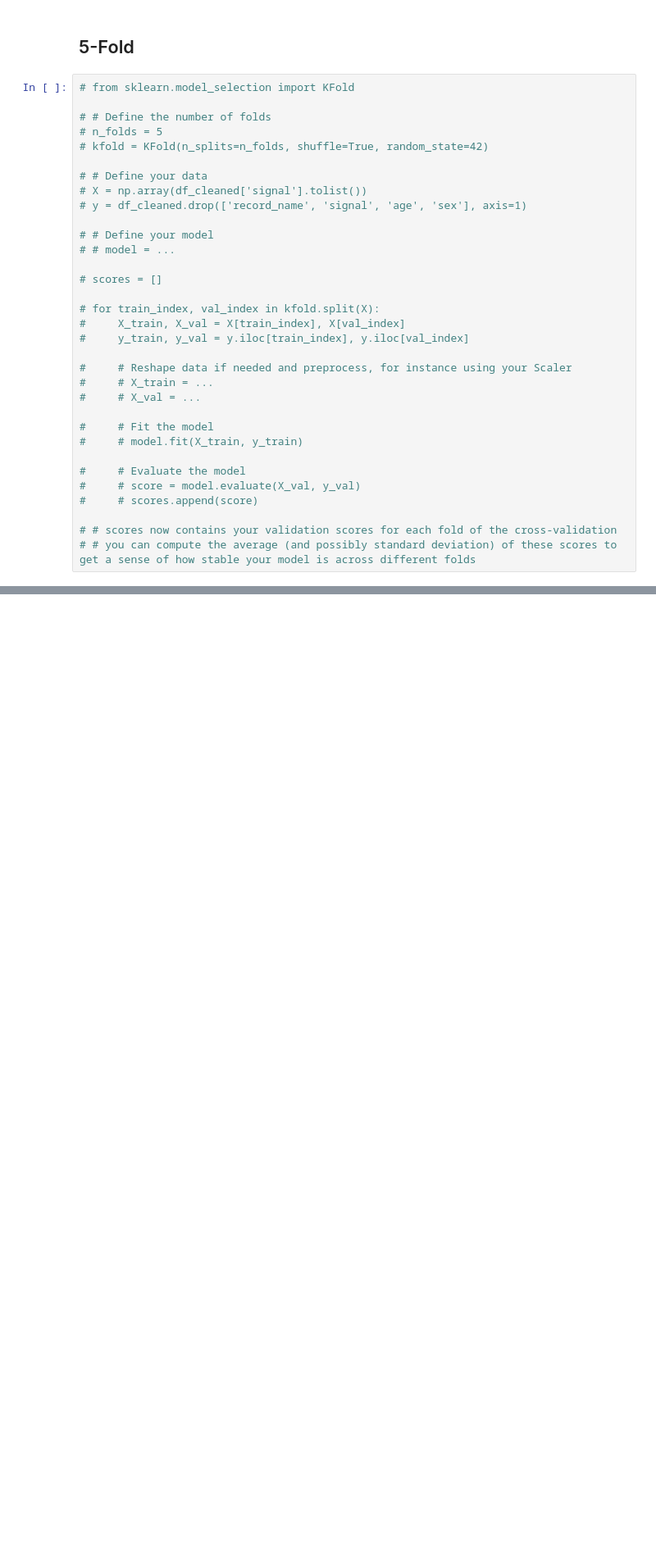
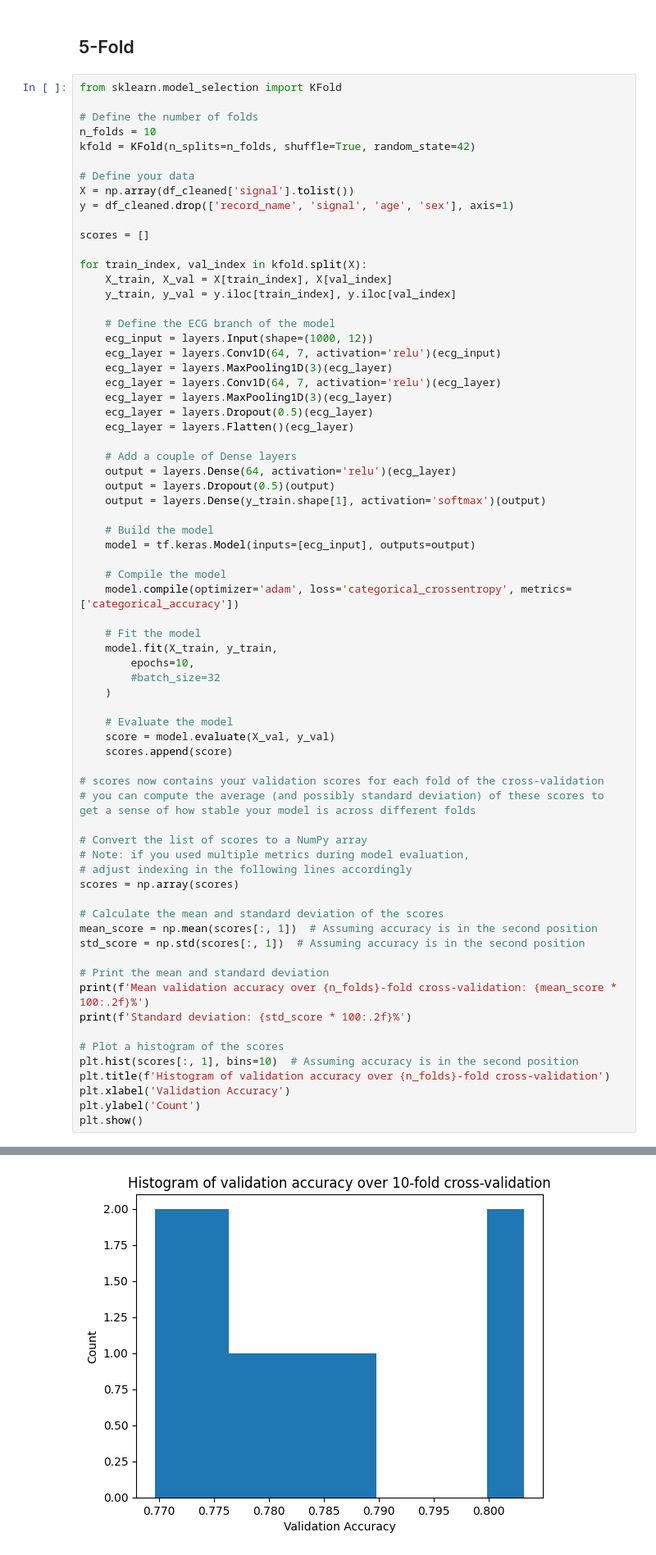
Before and after one commit to Nicoflo22/Thesis, a Jupyter notebook: thesis_superclass_100_only_signals.ipynb, the cells around one changed output, grey strips where cells are left out. Shown at 82% size. Drawn from its saved outputs; the diff is of its cells as text; blank space fills up the shorter version.

Commit message:
Kfold 0.8 acc

```diff
--- a/thesis_superclass_100_only_signals.ipynb
+++ b/thesis_superclass_100_only_signals.ipynb
@@ -659,35 +664,72 @@ plt.show()
 # %% [markdown]
 ## 5-Fold
 # %%
-# from sklearn.model_selection import KFold
+from sklearn.model_selection import KFold
 
-# # Define the number of folds
-# n_folds = 5
-# kfold = KFold(n_splits=n_folds, shuffle=True, random_state=42)
+# Define the number of folds
+n_folds = 10
+kfold = KFold(n_splits=n_folds, shuffle=True, random_state=42)
 
-# # Define your data
-# X = np.array(df_cleaned['signal'].tolist())
-# y = df_cleaned.drop(['record_name', 'signal', 'age', 'sex'], axis=1)
+# Define your data
+X = np.array(df_cleaned['signal'].tolist())
+y = df_cleaned.drop(['record_name', 'signal', 'age', 'sex'], axis=1)
 
-# # Define your model
-# # model = ...
+scores = []
 
-# scores = []
+for train_index, val_index in kfold.split(X):
+    X_train, X_val = X[train_index], X[val_index]
+    y_train, y_val = y.iloc[train_index], y.iloc[val_index]
 
-# for train_index, val_index in kfold.split(X):
-#     X_train, X_val = X[train_index], X[val_index]
-#     y_train, y_val = y.iloc[train_index], y.iloc[val_index]
+    # Define the ECG branch of the model
+    ecg_input = layers.Input(shape=(1000, 12))
+    ecg_layer = layers.Conv1D(64, 7, activation='relu')(ecg_input)
+    ecg_layer = layers.MaxPooling1D(3)(ecg_layer)
+    ecg_layer = layers.Conv1D(64, 7, activation='relu')(ecg_layer)
+    ecg_layer = layers.MaxPooling1D(3)(ecg_layer)
+    ecg_layer = layers.Dropout(0.5)(ecg_layer)
+    ecg_layer = layers.Flatten()(ecg_layer)
 
-#     # Reshape data if needed and preprocess, for instance using your Scaler
-#     # X_train = ...
-#     # X_val = ...
+    # Add a couple of Dense layers
+    output = layers.Dense(64, activation='relu')(ecg_layer)
+    output = layers.Dropout(0.5)(output)
+    output = layers.Dense(y_train.shape[1], activation='softmax')(output)
 
-#     # Fit the model
-#     # model.fit(X_train, y_train)
+    # Build the model
+    model = tf.keras.Model(inputs=[ecg_input], outputs=output)
 
-#     # Evaluate the model
-#     # score = model.evaluate(X_val, y_val)
-#     # scores.append(score)
+    # Compile the model
+    model.compile(optimizer='adam', loss='categorical_crossentropy', metrics=['categorical_accuracy'])
 
-# # scores now contains your validation scores for each fold of the cross-validation
-# # you can compute the average (and possibly standard deviation) of these scores to get a sense of how stable your model is across different folds
+    # Fit the model
+    model.fit(X_train, y_train,
+        epochs=10,
+        #batch_size=32
+    )
+
+    # Evaluate the model
+    score = model.evaluate(X_val, y_val)
+    scores.append(score)
+
+# scores now contains your validation scores for each fold of the cross-validation
+# you can compute the average (and possibly standard deviation) of these scores to get a sense of how stable your model is across different folds
+
+# Convert the list of scores to a NumPy array
+# Note: if you used multiple metrics during model evaluation,
+# adjust indexing in the following lines accordingly
+scores = np.array(scores)
+
+# Calculate the mean and standard deviation of the scores
+mean_score = np.mean(scores[:, 1])  # Assuming accuracy is in the second position
+std_score = np.std(scores[:, 1])  # Assuming accuracy is in the second position
+
+# Print the mean and standard deviation
+print(f'Mean validation accuracy over {n_folds}-fold cross-validation: {mean_score * 100:.2f}%')
+print(f'Standard deviation: {std_score * 100:.2f}%')
+
+# Plot a histogram of the scores
+plt.hist(scores[:, 1], bins=10)  # Assuming accuracy is in the second position
+plt.title(f'Histogram of validation accuracy over {n_folds}-fold cross-validation')
+plt.xlabel('Validation Accuracy')
+plt.ylabel('Count')
+plt.show()
+# %% [output]
@@ -694,3 +753,4 @@ plt.show()
+[figure, added]
 # %% [markdown]
 todo:
  - complete preprocessing -> normalization, Noise Reduction, Outlier Removal,Data Augmentation,downsampling, invert?
```
Also changed, not shown: parts of 10 cells of this notebook.
